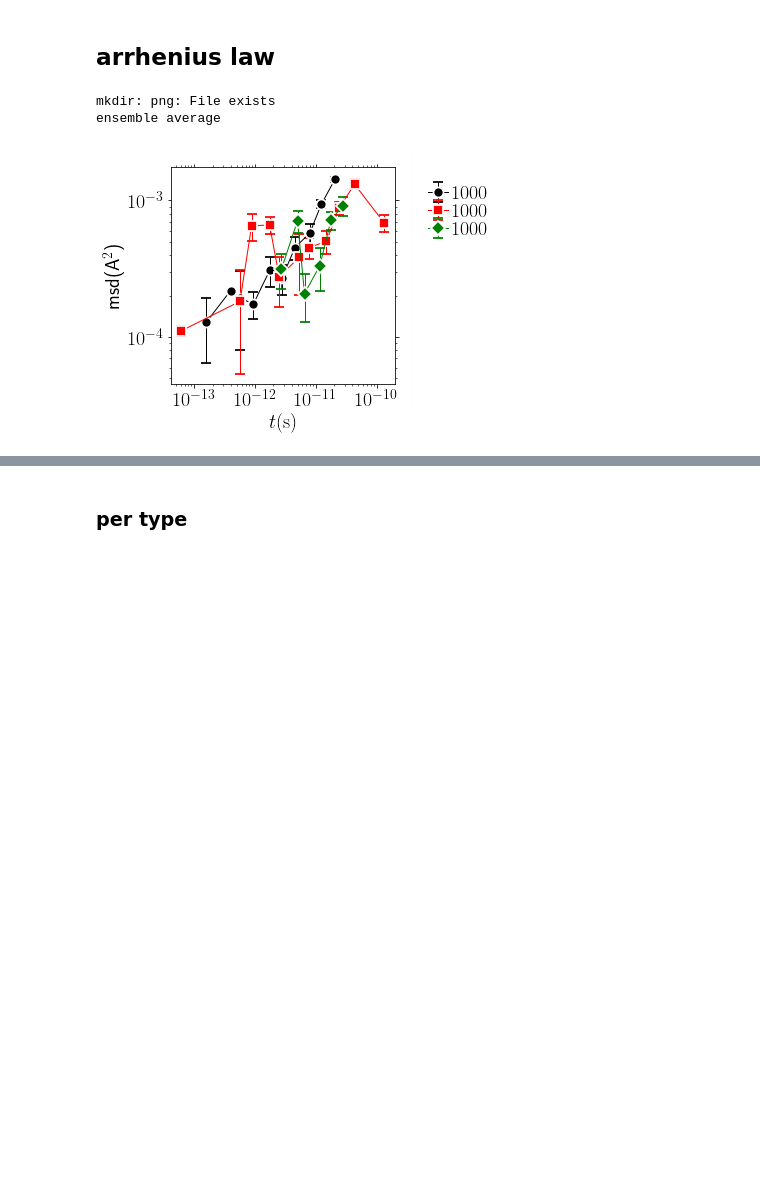
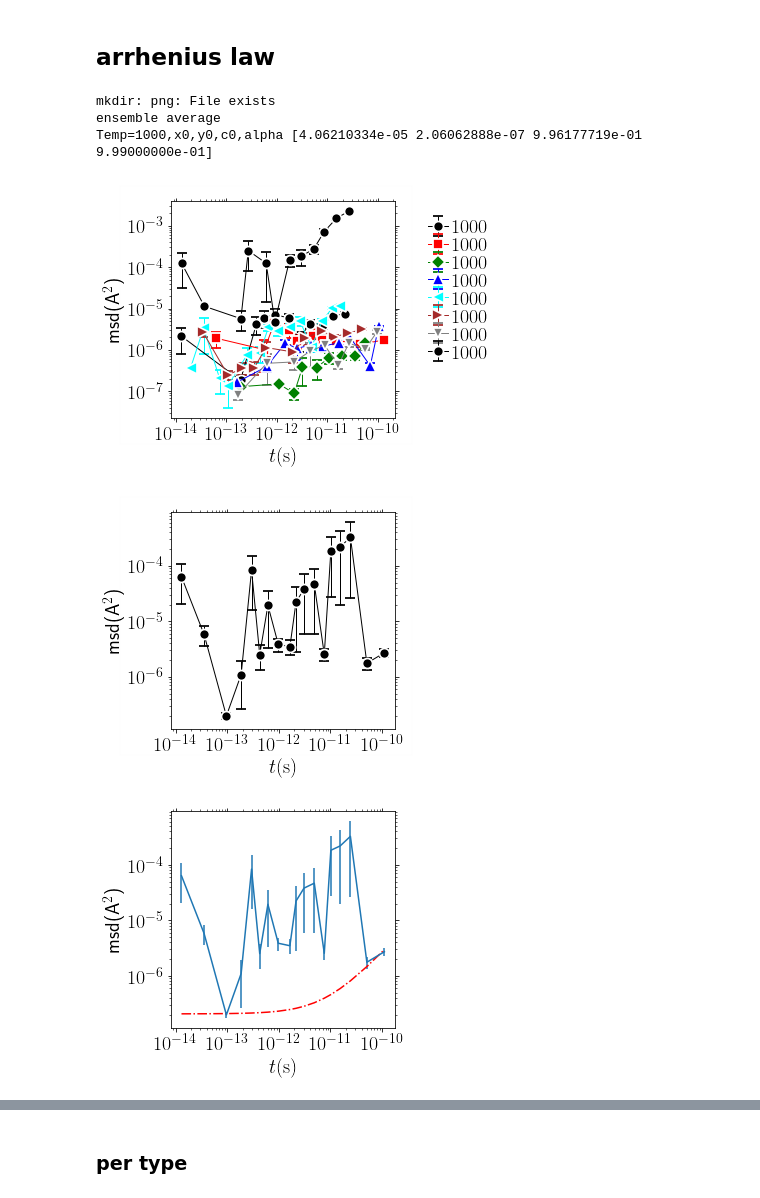
Before and after one commit to kkarimi62/vacancyDiffusion, a Jupyter notebook: postproc/postproc.ipynb, the cells around one changed output, grey strips where cells are left out. Saved outputs shown, nothing was run; the diff lists cells and outputs as text; code cells hidden in the pictures; blank space fills up the shorter version.

```diff
--- a/postproc/postproc.ipynb
+++ b/postproc/postproc.ipynb
@@ -453,11 +453,17 @@ msd = MsDisp( lmpDisp, lmpVel,
               np.ones(lmpDisp.coord_atoms_broken[0].shape[0],dtype=bool) #--- filter
             )
 msd.GetPdfJumps()
-ans = msd.WindowAverage(lmpData.times,bins_per_decade=4,LOG=True)
+ans = msd.WindowAverage(lmpData.times,bins_per_decade=4,LOG=False)
+ans_logAveraged = msd.WindowAverage(lmpData.times,bins_per_decade=4,LOG=True)
 #
 !mkdir msd
+#
 with open('msd/msd.txt','w') as fp:
     np.savetxt(fp,ans,header='t\tmsd\terr')
+#
+with open('msd/msd_logAveraged.txt','w') as fp:
+    np.savetxt(fp,ans_logAveraged,header='t\tmsd\terr')
+#
 with open('msd/event_times.txt','w') as fp:
     np.savetxt(fp,lmpData.times,header='t')
 
@@ -480,15 +486,18 @@ mkdir: msd: File exists
 # %%
 !mkdir png
 symbols=utl.Symbols()
+
 # ans=ans_tot
-# ax = utl.PltErr(ans[:,0],
-#                 1e8*ans[:,0],
-#                 attrs={'fmt':'-.r'},Plot=False)
+ax=utl.PltErr(ans_logAveraged[:,0],ans_logAveraged[:,1],
+           yerr=ans_logAveraged[:,2],
+           attrs=symbols.GetAttrs(count=0),
+           Plot=False,
+          )
 
 ax=utl.PltErr(ans[:,0],ans[:,1],
            yerr=ans[:,2],
-#           ax = ax,
-           attrs=symbols.GetAttrs(count=0),
+           ax = ax,
+           attrs=symbols.GetAttrs(count=1),
            Plot=False,
           )
 utl.PltErr(None,#lmpData.times[1:],
@@ -683,39 +692,42 @@ class Temperature:
                    list(map(lambda x:self.Diffusion[x],self.temps)),
                   yscale='log',
                    attrs=symbols.GetAttrs(),
 #                           ylim=(1e-13,1e-11),
                    xstr=r'$1/T(K^{-1})$',
                    ystr=r'$D(m^2/s)$',
                    DrawFrame=DRAW_FRAME,
                    title=['png/D_temp_pureNi.png','png/D_temp_Cantor.png'][0],
                   )
 
 if not eval(confParser['flags']['RemoteMachine']):
     !mkdir png
     temp = Temperature(#[1000],1
 #                       list(map(int,np.linspace(1000,1400,11))),8
                        # [1000],3
 #                         np.arange(300,1000,100),3
 #                         np.arange(1400,2100,100 ),3
 #        [1000,1080,1160],7
-        [1000],3
+        [1000],8
                      )
     temp.Parse( list(map(lambda x:'CantorNatom16KTemp%sKEnsemble8/Run%s/msd/msd.txt'%(x[0],x[1]),
                         temp.temps_runs ))
               )
     #
 #    print('single realizations')
     temp.Plot()
     #
     print('ensemble average')
-#     temp.EnsAverage(log_scale=False)
-#     temp.PlotAverage()
-#     #
-#     temp.Fit(Plot=True,
-#              verbose=True
-#             )
-#     temp.PlotDiff()
+    temp.EnsAverage(log_scale=False)
+    temp.PlotAverage()
+    #
+    temp.Fit(Plot=True,
+             verbose=True
+            )
+    temp.PlotDiff()
 # %% [output]
 mkdir: png: File exists
 ensemble average
+Temp=1000,x0,y0,c0,alpha [4.06210334e-05 2.06062888e-07 9.96177719e-01 9.99000000e-01]
-[figure, old version]
+[figure, new version]
+[figure, added]
+[figure, added]
```
Also changed, not shown: parts of 3 cells of this notebook.
